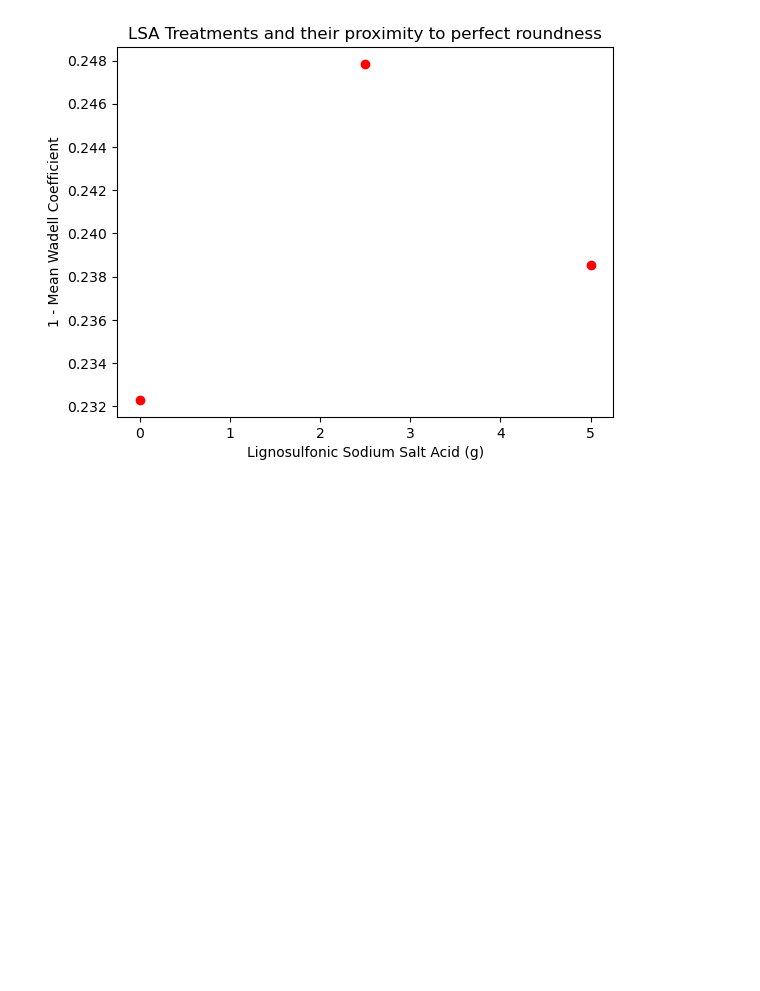
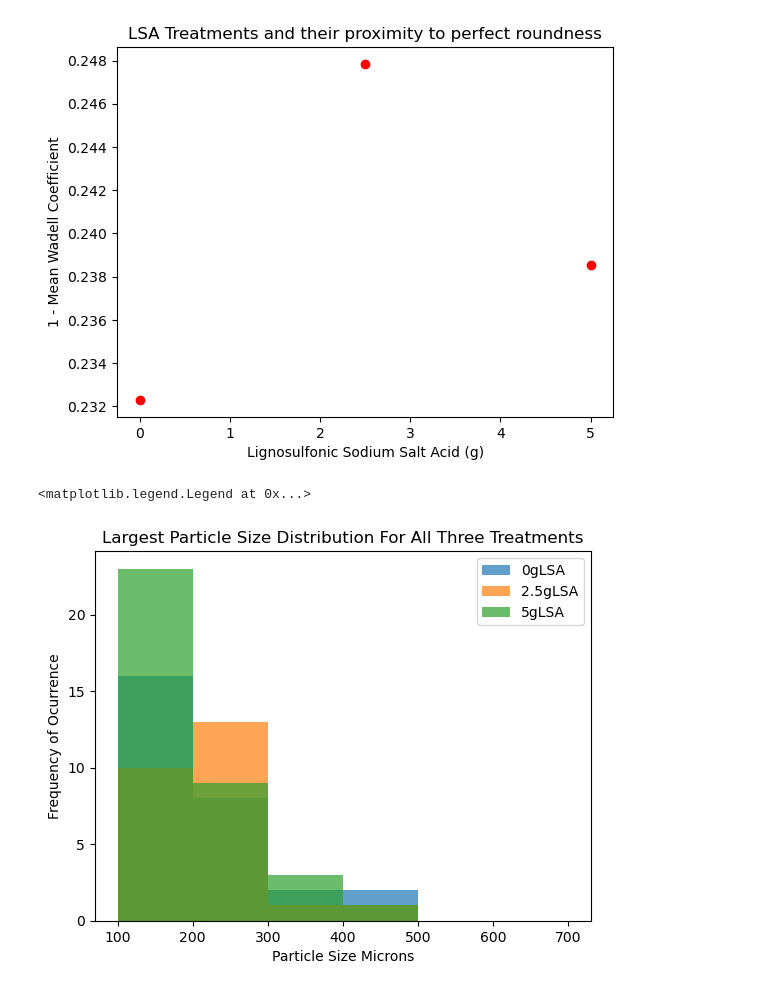
Before and after one commit to chsharrison/Sci_comp_F24, a Jupyter notebook: Zachary_Laird/Working Notebook.ipynb, the cells around one changed output. Cells and saved outputs as stored; diff of their text form; code cells hidden in the pictures; blank space fills up the shorter version.

```diff
--- a/Zachary_Laird/Working Notebook.ipynb
+++ b/Zachary_Laird/Working Notebook.ipynb
@@ -189,3 +216,14 @@ plt.title("LSA Treatments and their proximity to perfect roundness")
 # %% [output]
 Text(0.5, 1.0, 'LSA Treatments and their proximity to perfect roundness')
 [figure]
+# %%
+plt.hist(ZGHist, bins = [100,200,300,400,500,600,700],alpha = 0.7, label = '0gLSA')
+plt.hist(TFHistData, bins =[100,200,300,400,500,600,700], alpha = 0.7, label = '2.5gLSA')
+plt.hist(FHistData, bins = [100,200,300,400,500,600,700], alpha = 0.7, label = '5gLSA')
+plt.xlabel("Particle Size Microns")
+plt.ylabel("Frequency of Ocurrence")
+plt.title("Largest Particle Size Distribution For All Three Treatments")
+plt.legend(loc = 'upper right')
+# %% [output]
+<matplotlib.legend.Legend at 0x...>
+[figure, added]
```
Also changed, not shown: parts of 3 cells of this notebook.
